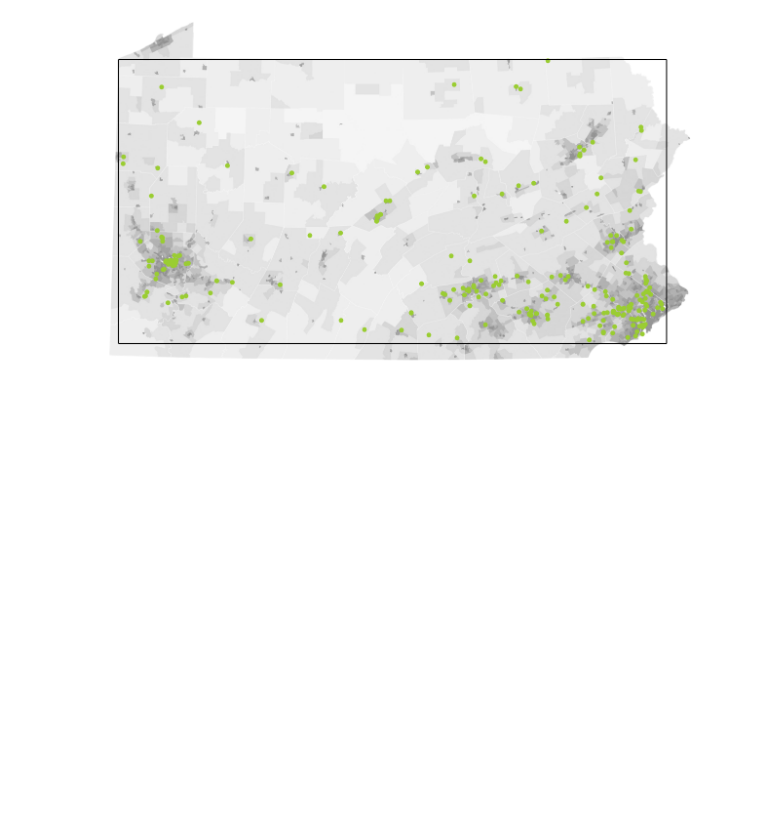
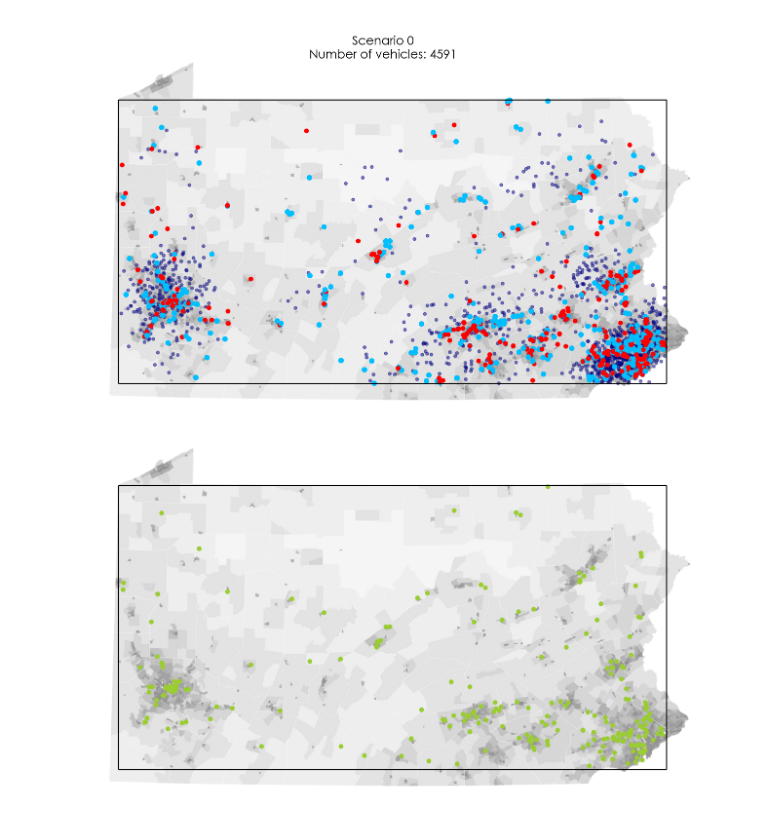
Before and after one commit to juanbeta98/MOPTA-23, a Jupyter notebook: Data/Scenarios Exploring.ipynb, the cells around one changed output. Drawn from its saved outputs; the diff is of its cells as text; code cells hidden in the pictures; blank space fills up the shorter version.

```diff
--- a/Data/Scenarios Exploring.ipynb
+++ b/Data/Scenarios Exploring.ipynb
@@ -30,7 +30,7 @@ for sc in range(25):
 
 max_stress = max([len(K_s[sc][s]) for sc in range(sc) for s in stations.index]); min_stress = 0
 # %%
-def plot_scenario(sc=0,show_vehic=True,show_size=True,show_stat=True,show_stressed=True,random_stats=False):
+def plot_scenario(sc=0,show_vehic=True,show_size=True,show_stat=True,show_stressed=True,random_stats=False,opt_stats = None):
         img = plt.imread("C:/Users/ari_r/OneDrive - Universidad de los Andes/Documentos/MOPTA-23/Problem Visualization/Population grey.PNG")
 
         fig, ax = plt.subplots(nrows=1,ncols=1,figsize=(18,12))
@@ -59,6 +59,15 @@ def plot_scenario(sc=0,show_vehic=True,show_size=True,show_stat=True,show_stress
              samp_stats = sample(list(stations.index),300)
              ax.scatter(stations["0"][samp_stats],stations["1"][samp_stats],c="yellowgreen")
 
+        if opt_stats is not None:
+            for s in stations.index:
+                if s not in opt_stats:
+                    if len(K_s[sc][s]) > 0:
+                        ax.plot(stations.loc[s,"0"],stations.loc[s,"1"],color="red",linestyle="",marker="o")
+                else:
+                    ax.plot(stations.loc[s,"0"],stations.loc[s,"1"],color="deepskyblue",linestyle="",marker="o",markersize=7)
+
+
         ax.vlines(x=[0,290],ymin=0,ymax=150,color="black")
         ax.hlines(y=[0,150],xmin=0,xmax=290,color="black")
 
@@ -75,3 +84,7 @@ def plot_scenario(sc=0,show_vehic=True,show_size=True,show_stat=True,show_stress
             ax.set_title(f"\nScenario {sc}\nNumber of vehicles: {len(K[sc])}",fontsize=18,fontname="Century Gothic")
         else:
             plt.savefig(path+f"/Sample Configs toy/Random_{sc}",dpi=300,transparent=True)
+# %%
+plot_scenario(0,show_vehic=True,show_size=False,show_stat=False,show_stressed=True,random_stats=False, opt_stats=S)
+# %% [output]
+[figure, added]
```
Also changed, not shown: parts of 1 cell of this notebook, 5 other files.
